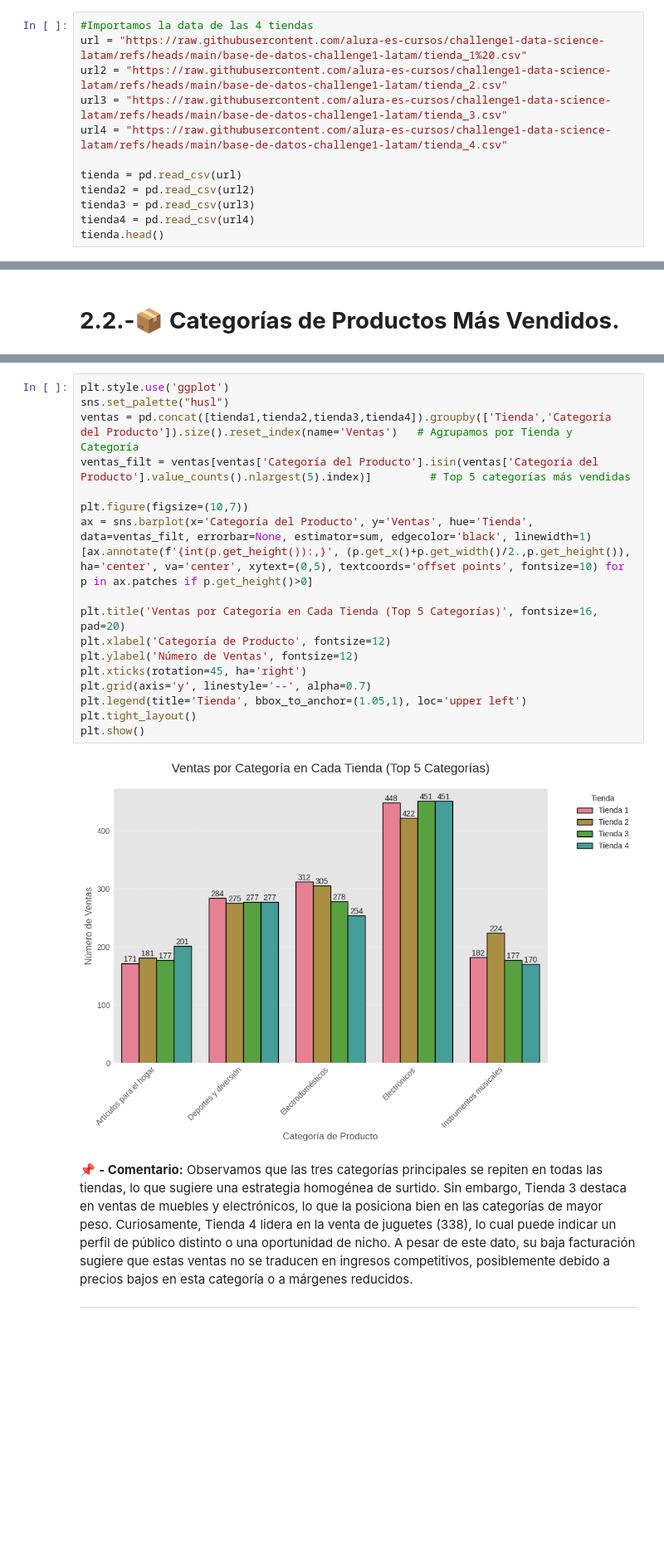
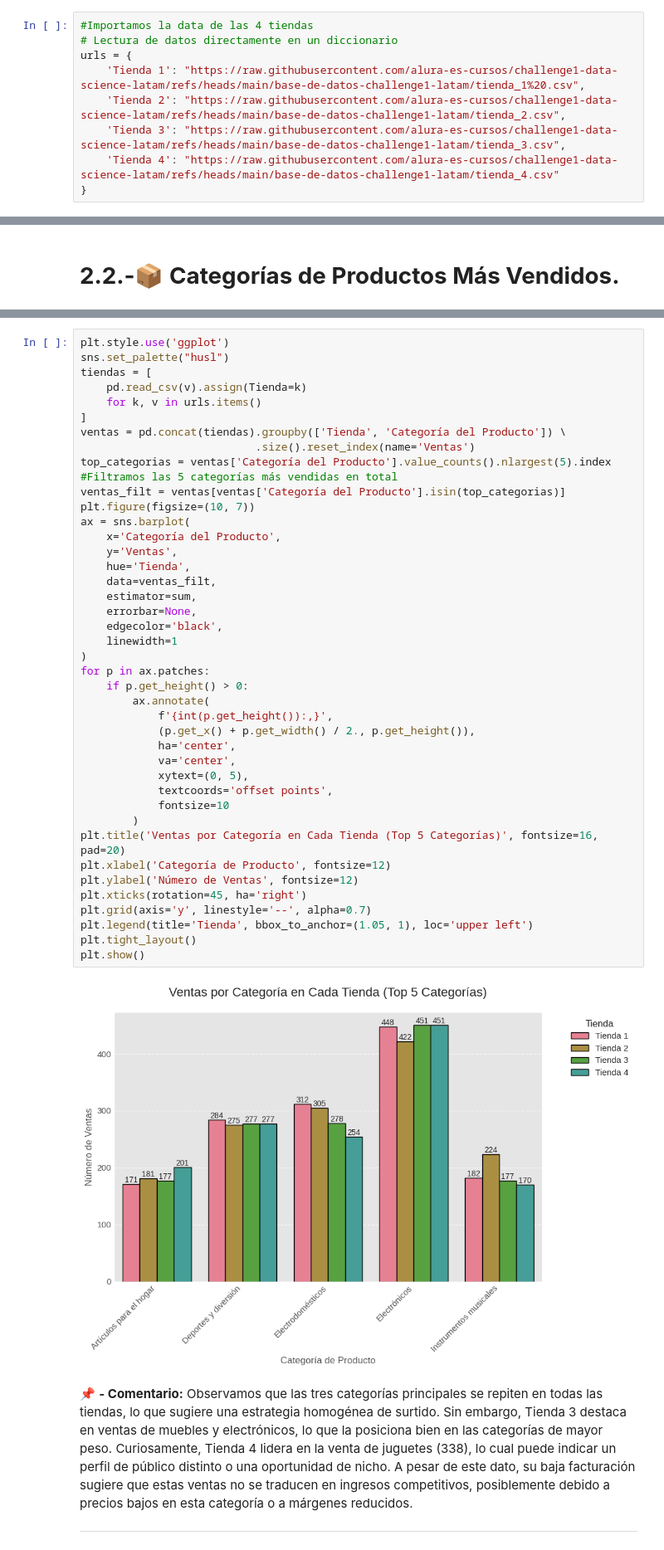
Before and after one commit to mirianosoriov/ChallegeG8-Analisis_de_Ventas-Tiendas_Alura_Store, a Jupyter notebook: Proyecto1_AluraStore.ipynb, the cells around one changed output, grey strips where cells are left out. Shown at 83% size. Saved outputs shown, nothing was run; the diff lists cells and outputs as text; blank space fills up the shorter version.

```diff
--- a/Proyecto1_AluraStore.ipynb
+++ b/Proyecto1_AluraStore.ipynb
@@ -33,13 +33,10 @@ from matplotlib import ticker
 from IPython.display import HTML, display
 # %%
 #Importamos la data de las 4 tiendas
-url = "https://raw.githubusercontent.com/alura-es-cursos/challenge1-data-science-latam/refs/heads/main/base-de-datos-challenge1-latam/tienda_1%20.csv"
-url2 = "https://raw.githubusercontent.com/alura-es-cursos/challenge1-data-science-latam/refs/heads/main/base-de-datos-challenge1-latam/tienda_2.csv"
-url3 = "https://raw.githubusercontent.com/alura-es-cursos/challenge1-data-science-latam/refs/heads/main/base-de-datos-challenge1-latam/tienda_3.csv"
-url4 = "https://raw.githubusercontent.com/alura-es-cursos/challenge1-data-science-latam/refs/heads/main/base-de-datos-challenge1-latam/tienda_4.csv"
-
-tienda = pd.read_csv(url)
-tienda2 = pd.read_csv(url2)
-tienda3 = pd.read_csv(url3)
-tienda4 = pd.read_csv(url4)
-tienda.head()
+# Lectura de datos directamente en un diccionario
+urls = {
+    'Tienda 1': "https://raw.githubusercontent.com/alura-es-cursos/challenge1-data-science-latam/refs/heads/main/base-de-datos-challenge1-latam/tienda_1%20.csv",
+    'Tienda 2': "https://raw.githubusercontent.com/alura-es-cursos/challenge1-data-science-latam/refs/heads/main/base-de-datos-challenge1-latam/tienda_2.csv",
+    'Tienda 3': "https://raw.githubusercontent.com/alura-es-cursos/challenge1-data-science-latam/refs/heads/main/base-de-datos-challenge1-latam/tienda_3.csv",
+    'Tienda 4': "https://raw.githubusercontent.com/alura-es-cursos/challenge1-data-science-latam/refs/heads/main/base-de-datos-challenge1-latam/tienda_4.csv"
+}
@@ -167,23 +160,46 @@ Se muestran las 3 categorías con mayor número de ventas por tienda
 # %%
 plt.style.use('ggplot')
 sns.set_palette("husl")
-ventas = pd.concat([tienda1,tienda2,tienda3,tienda4]).groupby(['Tienda','Categoría del Producto']).size().reset_index(name='Ventas')   # Agrupamos por Tienda y Categoría
-ventas_filt = ventas[ventas['Categoría del Producto'].isin(ventas['Categoría del Producto'].value_counts().nlargest(5).index)]         # Top 5 categorías más vendidas
-
-plt.figure(figsize=(10,7))
-ax = sns.barplot(x='Categoría del Producto', y='Ventas', hue='Tienda', data=ventas_filt, errorbar=None, estimator=sum, edgecolor='black', linewidth=1)
-[ax.annotate(f'{int(p.get_height()):,}', (p.get_x()+p.get_width()/2.,p.get_height()), ha='center', va='center', xytext=(0,5), textcoords='offset points', fontsize=10) for p in ax.patches if p.get_height()>0]
-
+tiendas = [
+    pd.read_csv(v).assign(Tienda=k)
+    for k, v in urls.items()
+]
+ventas = pd.concat(tiendas).groupby(['Tienda', 'Categoría del Producto']) \
+                           .size().reset_index(name='Ventas')
+top_categorias = ventas['Categoría del Producto'].value_counts().nlargest(5).index     #Filtramos las 5 categorías más vendidas en total
+ventas_filt = ventas[ventas['Categoría del Producto'].isin(top_categorias)]
+plt.figure(figsize=(10, 7))
+ax = sns.barplot(
+    x='Categoría del Producto',
+    y='Ventas',
+    hue='Tienda',
+    data=ventas_filt,
+    estimator=sum,
+    errorbar=None,
+    edgecolor='black',
+    linewidth=1
+)
+for p in ax.patches:
+    if p.get_height() > 0:
+        ax.annotate(
+            f'{int(p.get_height()):,}',
+            (p.get_x() + p.get_width() / 2., p.get_height()),
+            ha='center',
+            va='center',
+            xytext=(0, 5),
+            textcoords='offset points',
+            fontsize=10
+        )
 plt.title('Ventas por Categoría en Cada Tienda (Top 5 Categorías)', fontsize=16, pad=20)
 plt.xlabel('Categoría de Producto', fontsize=12)
 plt.ylabel('Número de Ventas', fontsize=12)
 plt.xticks(rotation=45, ha='right')
 plt.grid(axis='y', linestyle='--', alpha=0.7)
-plt.legend(title='Tienda', bbox_to_anchor=(1.05,1), loc='upper left')
+plt.legend(title='Tienda', bbox_to_anchor=(1.05, 1), loc='upper left')
 plt.tight_layout()
 plt.show()
 # %% [output]
-[figure, old version]
+[figure, new version]
 # %% [markdown]
 📌 **- Comentario:**
 Observamos que las tres categorías principales se repiten en todas las tiendas, lo que sugiere una estrategia homogénea de surtido. Sin embargo, Tienda 3 destaca en ventas de muebles y electrónicos, lo que la posiciona bien en las categorías de mayor peso. Curiosamente, Tienda 4 lidera en la venta de juguetes (338), lo cual puede indicar un perfil de público distinto o una oportunidad de nicho. A pesar de este dato, su baja facturación sugiere que estas ventas no se traducen en ingresos competitivos, posiblemente debido a precios bajos en esta categoría o a márgenes reducidos.
```
Also changed, not shown: parts of 20 cells of this notebook.
